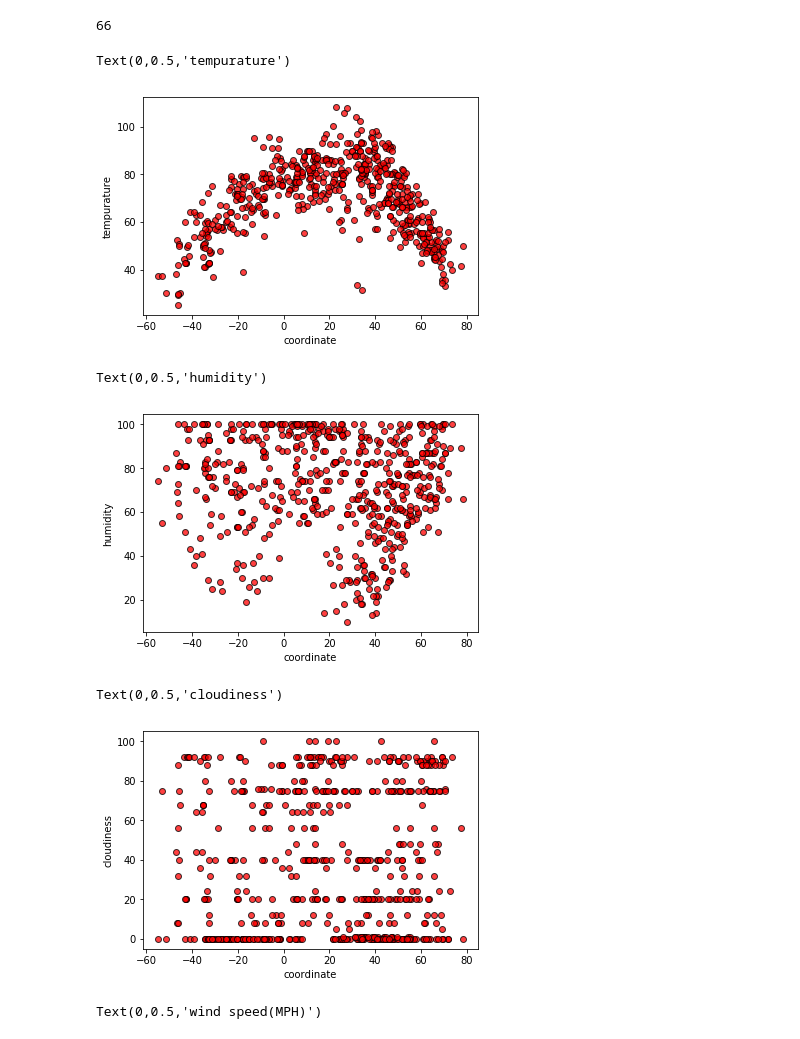
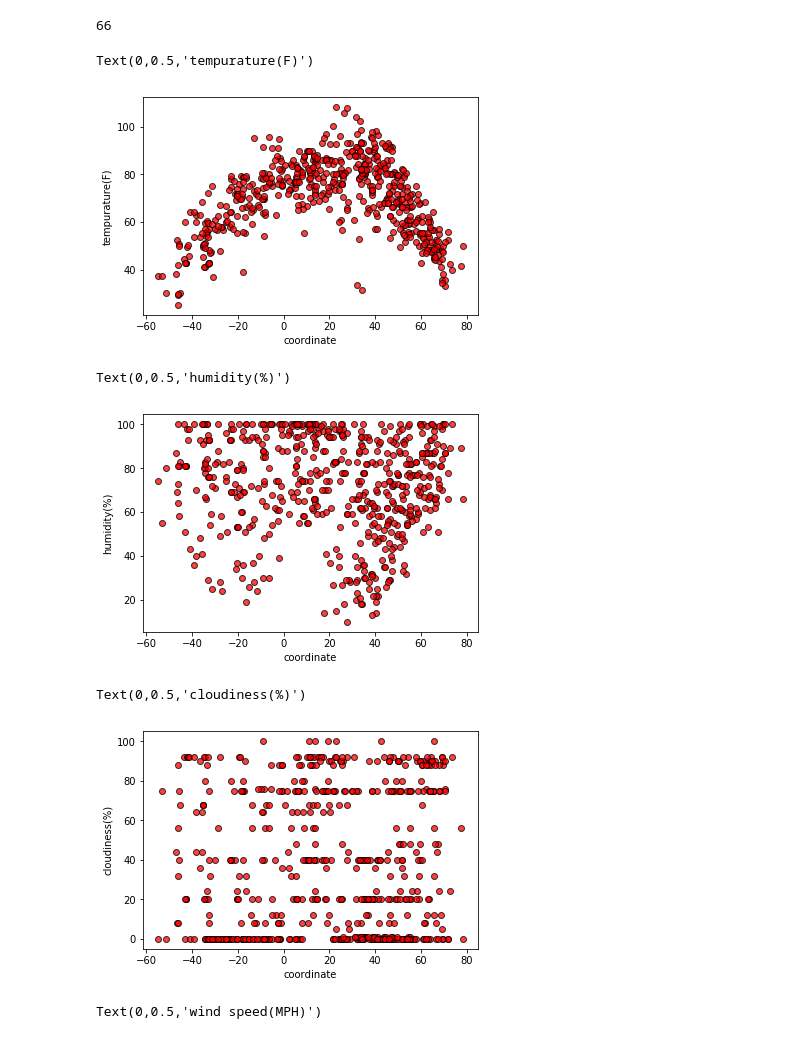
Before and after one commit to patrickyu612101/Bootcamp-Homework-ALL, a Jupyter notebook: Homework 5 API/starter_code/WeatherPy.ipynb, the cells around one changed output. Cells and saved outputs as stored; diff of their text form; code cells hidden in the pictures.

```diff
--- a/Homework 5 API/starter_code/WeatherPy.ipynb
+++ b/Homework 5 API/starter_code/WeatherPy.ipynb
@@ -100,27 +100,27 @@ print(problemdata)
 # %%
 plt.scatter(coordL, tempL, marker="o", facecolors="red",
             edgecolors="black", alpha=0.75)
 plt.xlabel("coordinate")
-plt.ylabel("tempurature")
+plt.ylabel("tempurature(F)")
 # %% [output]
-Text(0,0.5,'tempurature')
+Text(0,0.5,'tempurature(F)')
-[figure, old version]
+[figure, new version]
 # %%
 plt.scatter(coordL, humiL, marker="o", facecolors="red",
             edgecolors="black", alpha=0.75)
 plt.xlabel("coordinate")
-plt.ylabel("humidity")
+plt.ylabel("humidity(%)")
 # %% [output]
-Text(0,0.5,'humidity')
+Text(0,0.5,'humidity(%)')
-[figure, old version]
+[figure, new version]
 # %%
 plt.scatter(coordL, cloudL, marker="o", facecolors="red",
             edgecolors="black", alpha=0.75)
 plt.xlabel("coordinate")
-plt.ylabel("cloudiness")
+plt.ylabel("cloudiness(%)")
 # %% [output]
-Text(0,0.5,'cloudiness')
+Text(0,0.5,'cloudiness(%)')
-[figure, old version]
+[figure, new version]
 # %%
 plt.scatter(coordL, windL, marker="o", facecolors="red",
             edgecolors="black", alpha=0.75)
```
